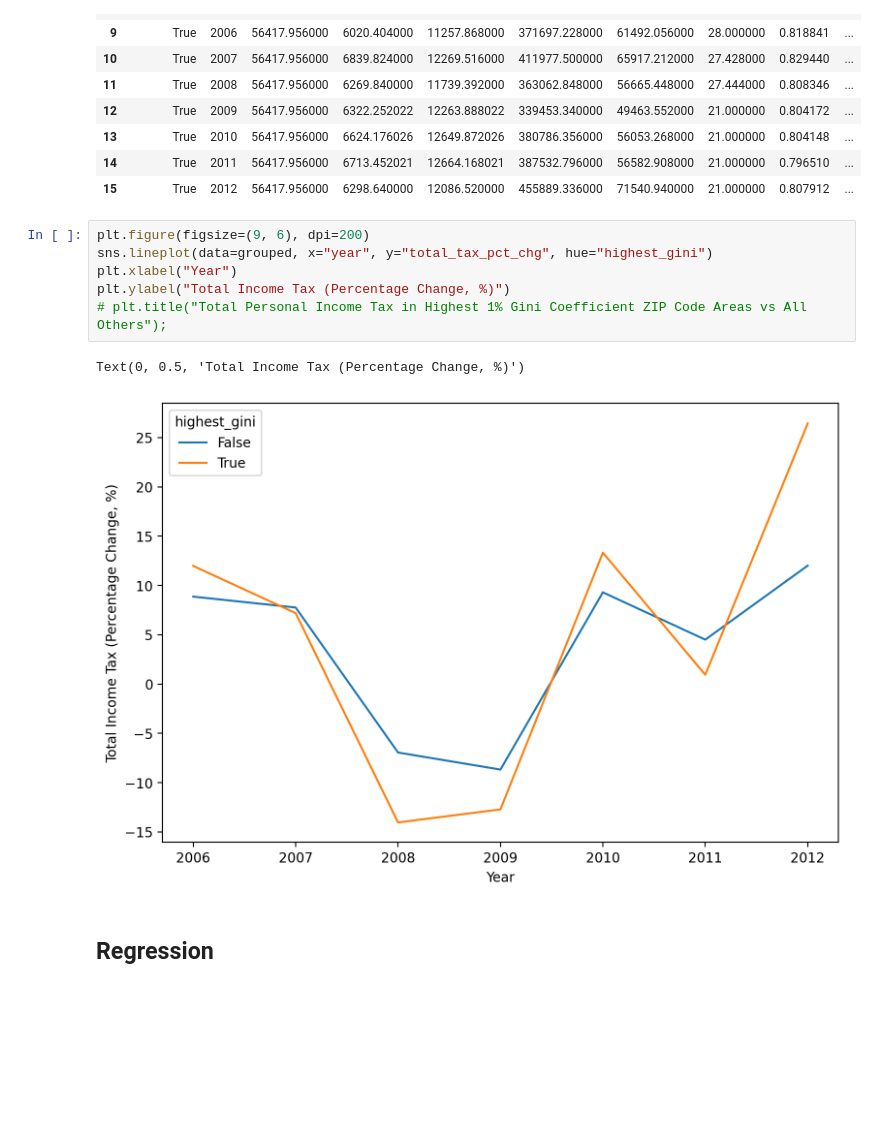
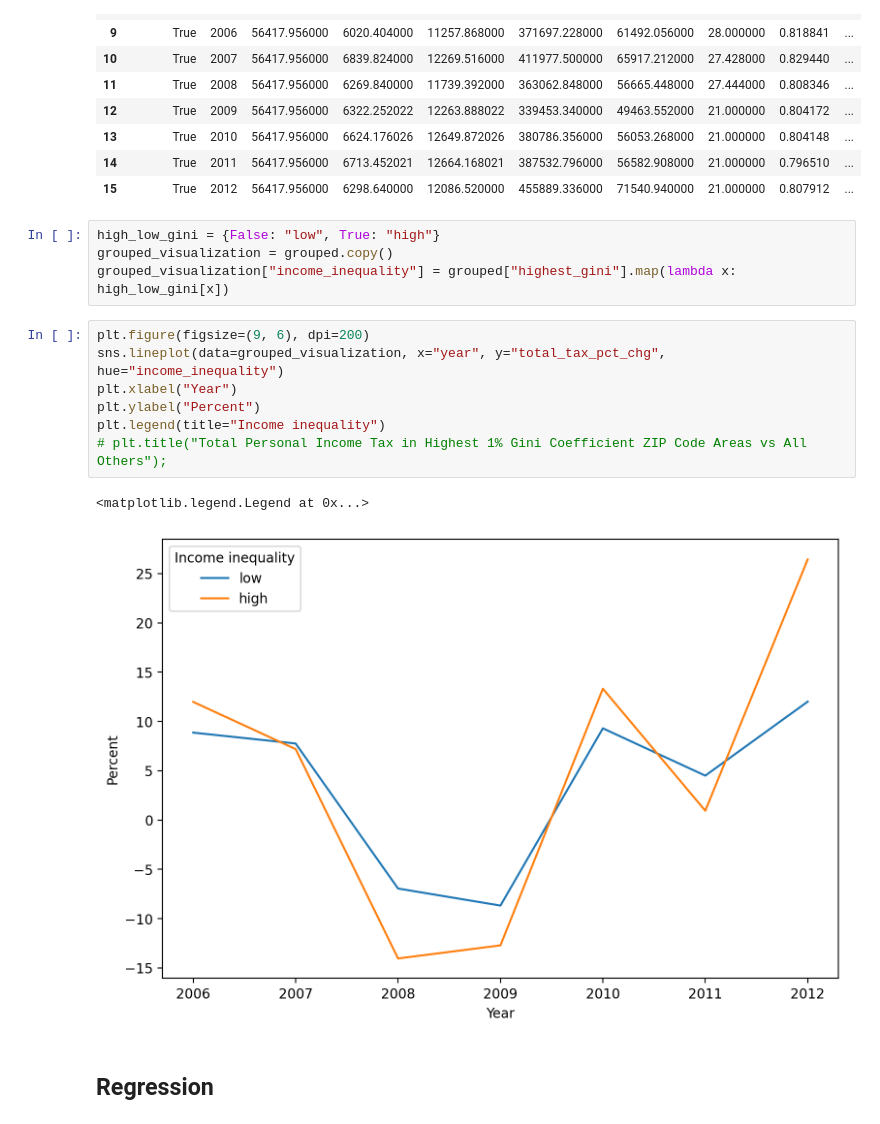
Before and after one commit to oooyiyangc/econ-honor-thesis, a Jupyter notebook: analysis/build/exploratory/Untitled.ipynb, the cells around one changed output. Cells and saved outputs as stored; diff of their text form; blank space fills up the shorter version.

```diff
--- a/analysis/build/exploratory/Untitled.ipynb
+++ b/analysis/build/exploratory/Untitled.ipynb
@@ -151,15 +184,20 @@ grouped
 | 13 | True | 2010 | 56417.956000 | 6624.176026 | 12649.872026 | 380786.356000 | 56053.268000 | 21.000000 | 0.804148 | ... |
 | 14 | True | 2011 | 56417.956000 | 6713.452021 | 12664.168021 | 387532.796000 | 56582.908000 | 21.000000 | 0.796510 | ... |
 | 15 | True | 2012 | 56417.956000 | 6298.640000 | 12086.520000 | 455889.336000 | 71540.940000 | 21.000000 | 0.807912 | ... |
+# %%
+high_low_gini = {False: "low", True: "high"}
+grouped_visualization = grouped.copy()
+grouped_visualization["income_inequality"] = grouped["highest_gini"].map(lambda x: high_low_gini[x])
 # %%
 plt.figure(figsize=(9, 6), dpi=200)
-sns.lineplot(data=grouped, x="year", y="total_tax_pct_chg", hue="highest_gini")
+sns.lineplot(data=grouped_visualization, x="year", y="total_tax_pct_chg", hue="income_inequality")
 plt.xlabel("Year")
-plt.ylabel("Total Income Tax (Percentage Change, %)")
+plt.ylabel("Percent")
+plt.legend(title="Income inequality")
 # plt.title("Total Personal Income Tax in Highest 1% Gini Coefficient ZIP Code Areas vs All Others");
 # %% [output]
-Text(0, 0.5, 'Total Income Tax (Percentage Change, %)')
+<matplotlib.legend.Legend at 0x...>
-[figure, old version]
+[figure, new version]
 # %% [markdown]
 ## Regression
 # %%
```
Also changed, not shown: parts of 8 cells of this notebook, 3 other files.
